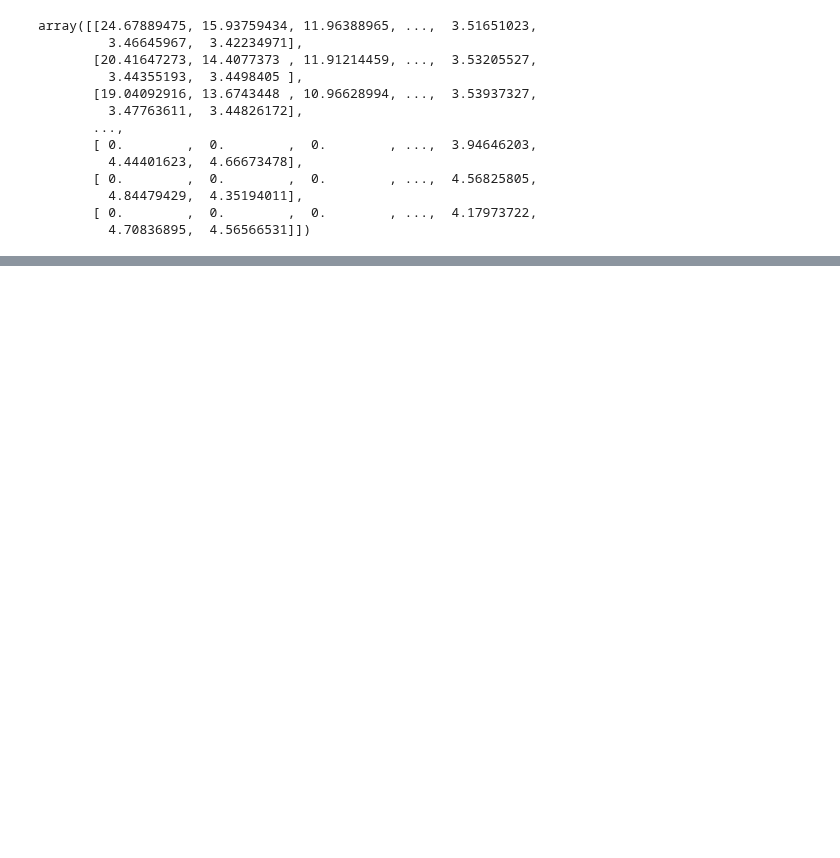
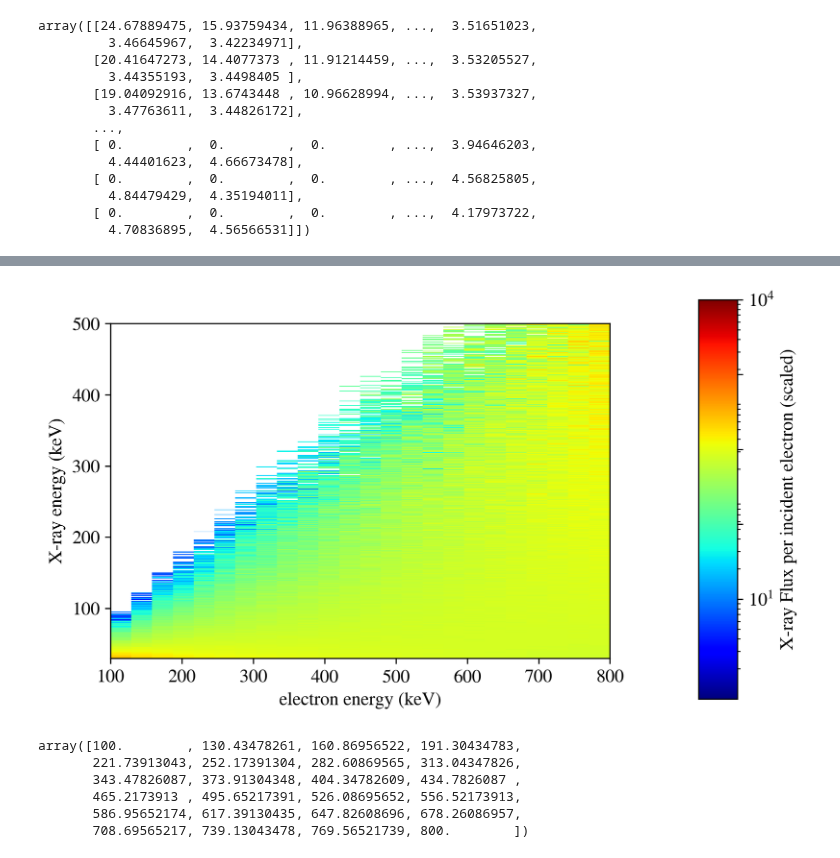
Before and after one commit to mrpatrick1991/thesis, a Jupyter notebook: figures/chapter_4/matrix_scaling_plot/matrix_scaling_plot.ipynb, the cells around one changed output, grey strips where cells are left out. Drawn from its saved outputs; the diff is of its cells as text; code cells hidden in the pictures; blank space fills up the shorter version.

```diff
--- a/figures/chapter_4/matrix_scaling_plot/matrix_scaling_plot.ipynb
+++ b/figures/chapter_4/matrix_scaling_plot/matrix_scaling_plot.ipynb
@@ -170,0 +405,29 @@ array([[24.67889475, 15.93759434, 11.96388965, ...,  3.51651023,
+# %%
+ll = getleft(response)
+rr = getright(response)
+
+f = plt.figure(figsize=(5, 5))
+ax = f.add_axes([0.17, 0.02, .90, 0.89])
+axcolor = f.add_axes([1.23, 0.09, .07, 0.72])
+t = np.logspace(1,4,5)
+cbar = f.colorbar(im, cax=axcolor,ticks=t)
+im = ax.matshow(np.matmul(np.matmul(ll,response),rr),extent=[100,800,30,500],aspect=1,cmap='jet',origin="lower",norm=LogNorm(vmin=1, vmax=10000))
+ax.xaxis.set_ticks_position('bottom')
+ax.set_xlabel('electron energy (keV)')
+ax.set_ylabel('X-ray energy (keV)')
+plt.tight_layout()
+cbar.ax.set_ylabel('X-ray Flux per incident electron (scaled)')
+#ax.set_xticklabels([str(x) for x in np.linspace(espace[0],espace[-1],5)])
+#ax.set_xticklabels(["{:10.0f}".format(x) for x in espace])
+plt.savefig('matrix_scaling_plot_xformed.pdf',bbox_inches="tight")
+# %% [output]
+[figure, added]
+# %%
+espace
+# %% [output]
+array([100.        , 130.43478261, 160.86956522, 191.30434783,
+       221.73913043, 252.17391304, 282.60869565, 313.04347826,
+       343.47826087, 373.91304348, 404.34782609, 434.7826087 ,
+       465.2173913 , 495.65217391, 526.08695652, 556.52173913,
+       586.95652174, 617.39130435, 647.82608696, 678.26086957,
+       708.69565217, 739.13043478, 769.56521739, 800.        ])
```
Also changed, not shown: parts of 12 cells of this notebook, 22 other files.
